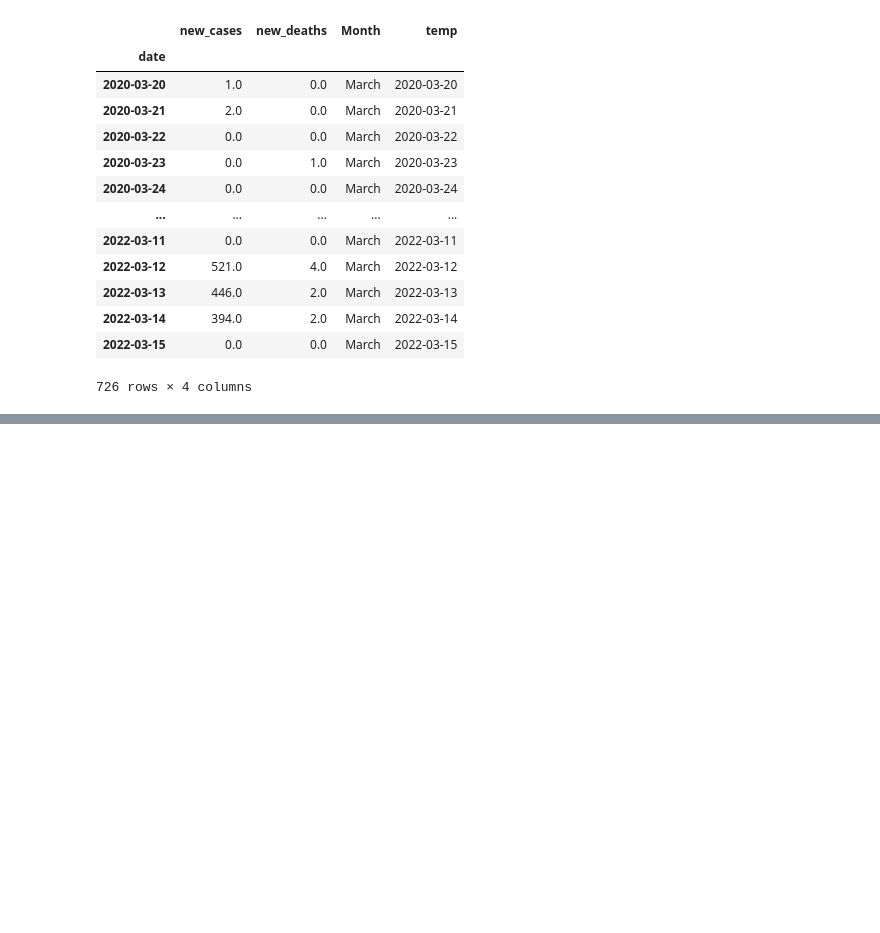
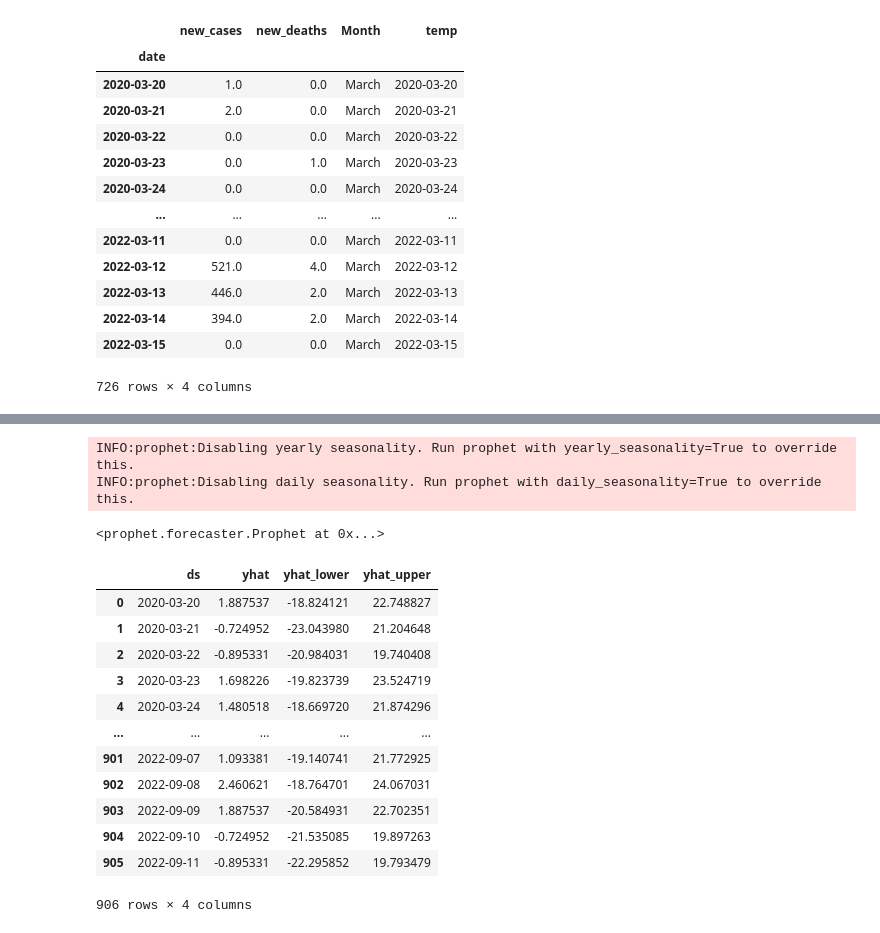
Before and after one commit to Bensylent/ZWE_Covid_TSA, a Jupyter notebook: ZWE_Cases_forecast.ipynb, the cells around one changed output, grey strips where cells are left out. Drawn from its saved outputs; the diff is of its cells as text; code cells hidden in the pictures; blank space fills up the shorter version.

```diff
--- a/ZWE_Cases_forecast.ipynb
+++ b/ZWE_Cases_forecast.ipynb
@@ -876,0 +913,5 @@ forecast[['Date', 'cases', 'cases_lower', 'cases_upper']].tail()
+# %%
+newDeaths=dfTSA[['temp','new_deaths']]
+newDeaths.rename(columns = {'temp': 'ds', 'new_deaths': 'y'}, inplace = True)
+newDeaths['floor'] = 1
+newDeaths['cap'] = 100000
@@ -876,0 +928,27 @@ forecast[['Date', 'cases', 'cases_lower', 'cases_upper']].tail()
+# %%
+deathObj = Prophet(growth='logistic')
+deathObj.fit(newDeaths)
+# %% [output]
+INFO:prophet:Disabling yearly seasonality. Run prophet with yearly_seasonality=True to override this.
+INFO:prophet:Disabling daily seasonality. Run prophet with daily_seasonality=True to override this.
+<prophet.forecaster.Prophet at 0x...>
+# %%
+futureDeaths = deathObj.make_future_dataframe(periods=180)
+futureDeaths['floor'] = 1
+futureDeaths['cap'] = 100000
+resultDeaths = deathObj.predict(futureDeaths)
+resultDeaths[['ds', 'yhat', 'yhat_lower', 'yhat_upper']]
+# %% [output]
+|  | ds | yhat | yhat_lower | yhat_upper |
+| 0 | 2020-03-20 | 1.887537 | -18.824121 | 22.748827 |
+| 1 | 2020-03-21 | -0.724952 | -23.043980 | 21.204648 |
+| 2 | 2020-03-22 | -0.895331 | -20.984031 | 19.740408 |
+| 3 | 2020-03-23 | 1.698226 | -19.823739 | 23.524719 |
+| 4 | 2020-03-24 | 1.480518 | -18.669720 | 21.874296 |
+| ... | ... | ... | ... | ... |
+| 901 | 2022-09-07 | 1.093381 | -19.140741 | 21.772925 |
+| 902 | 2022-09-08 | 2.460621 | -18.764701 | 24.067031 |
+| 903 | 2022-09-09 | 1.887537 | -20.584931 | 22.702351 |
+| 904 | 2022-09-10 | -0.724952 | -21.535085 | 19.897263 |
+| 905 | 2022-09-11 | -0.895331 | -22.295852 | 19.793479 |
+906 rows × 4 columns
```
Also changed, not shown: parts of 25 cells of this notebook.
